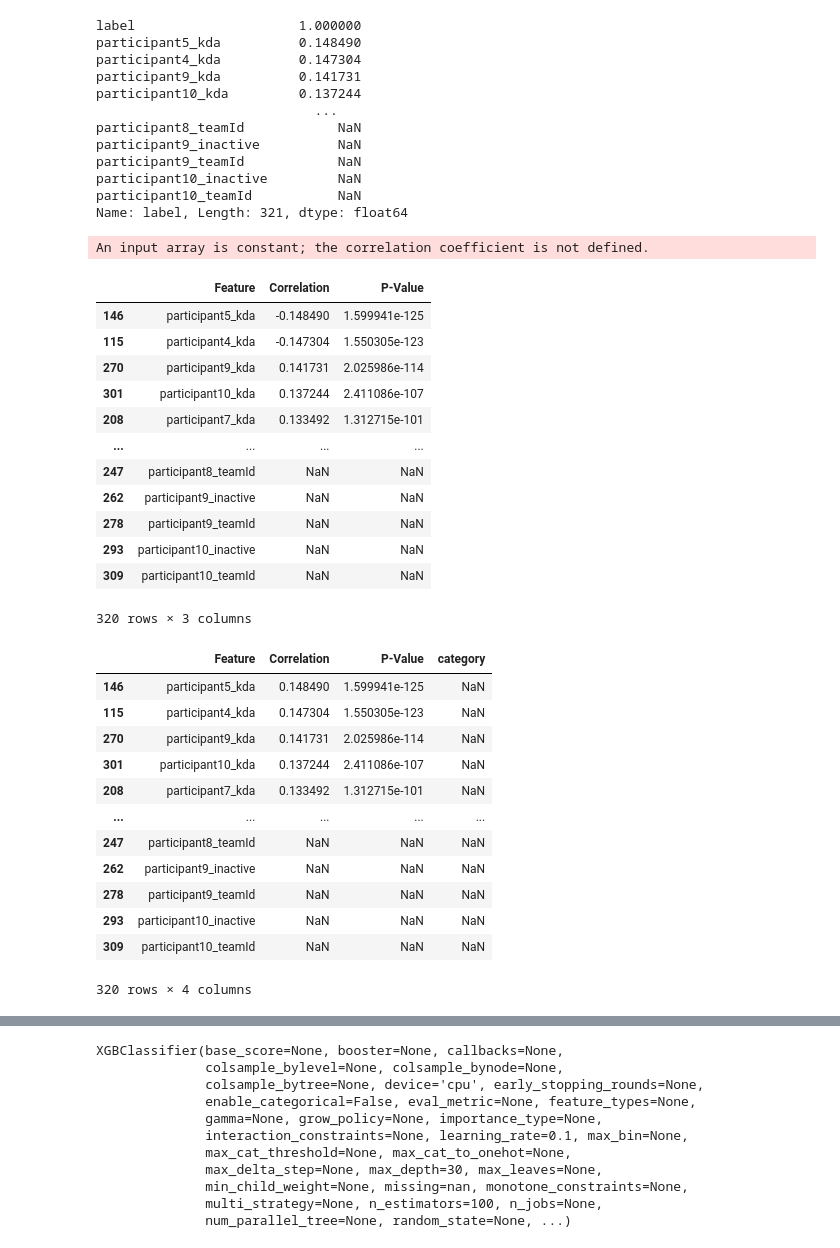
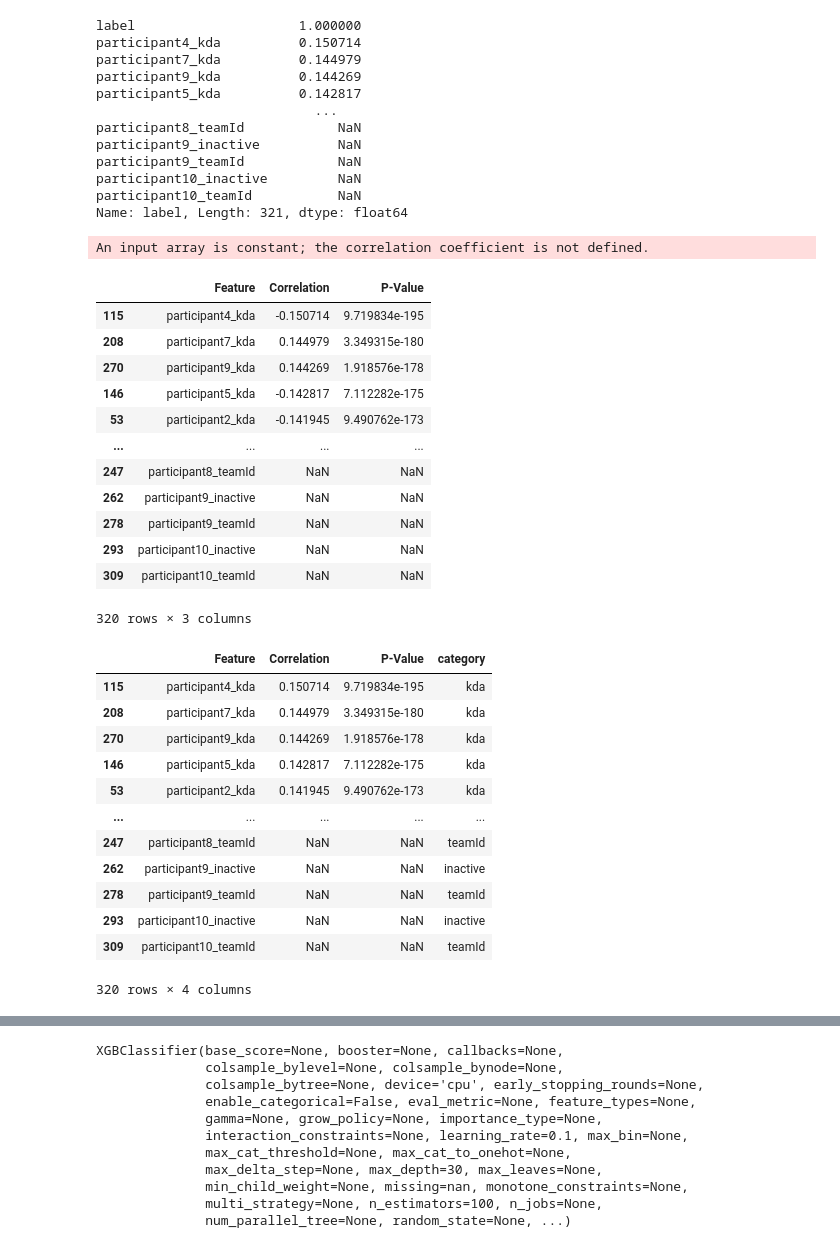
Before and after one commit to MoritzPalm/LeagueOfLegendsWinPrediction, a Jupyter notebook: Exploration/FeatureSelection.ipynb, the cells around one changed output, grey strips where cells are left out. Cells and saved outputs as stored; diff of their text form; code cells hidden in the pictures.

```diff
--- a/Exploration/FeatureSelection.ipynb
+++ b/Exploration/FeatureSelection.ipynb
@@ -30,11 +30,11 @@ def drop_irrelevant(df: pd.DataFrame) -> pd.DataFrame:
     return df_new
 # %%
 try:
-    with open("data/static_05_12_23/raw/static_full.pkl", "rb") as f:
+    with open("data/static_16_12_23/raw/static_full.pkl", "rb") as f:
         df = pickle.load(f)
 except FileNotFoundError:
     os.chdir('../')
-    with open("data/static_05_12_23/raw/static_full.pkl", "rb") as f:
+    with open("data/static_16_12_23/raw/static_full.pkl", "rb") as f:
         df = pickle.load(f)
 df = clean.drop_wrong_data(df)
 df.reset_index(drop=True, inplace=True)
@@ -96,10 +96,10 @@ relevant_features = corr_pearson_target[corr_pearson_target > 0.05]
 corr_pearson_target.sort_values(ascending=False)
 # %% [output]
 label                     1.000000
-participant5_kda          0.148490
-participant4_kda          0.147304
-participant9_kda          0.141731
-participant10_kda         0.137244
+participant4_kda          0.150714
+participant7_kda          0.144979
+participant9_kda          0.144269
+participant5_kda          0.142817
                             ...
 participant8_teamId            NaN
 participant9_inactive          NaN
@@ -125,11 +124,11 @@ An input array is constant; the correlation coefficient is not defined.
 results_df
 # %% [output]
 |  | Feature | Correlation | P-Value |
-| 146 | participant5_kda | -0.148490 | 1.599941e-125 |
-| 115 | participant4_kda | -0.147304 | 1.550305e-123 |
-| 270 | participant9_kda | 0.141731 | 2.025986e-114 |
-| 301 | participant10_kda | 0.137244 | 2.411086e-107 |
-| 208 | participant7_kda | 0.133492 | 1.312715e-101 |
+| 115 | participant4_kda | -0.150714 | 9.719834e-195 |
+| 208 | participant7_kda | 0.144979 | 3.349315e-180 |
+| 270 | participant9_kda | 0.144269 | 1.918576e-178 |
+| 146 | participant5_kda | -0.142817 | 7.112282e-175 |
+| 53 | participant2_kda | -0.141945 | 9.490762e-173 |
 | ... | ... | ... | ... |
 | 247 | participant8_teamId | NaN | NaN |
 | 262 | participant9_inactive | NaN | NaN |
@@ -140,21 +139,21 @@ results_df
 # %%
 results_df['Correlation'] = results_df['Correlation'].abs().sort_values(ascending=False)
 # %%
-results_df['category'] = results_df['Feature'].str.extract(r'(participant\d+)_champion_(\w+)', expand=False)[1]
+results_df['category'] = results_df['Feature'].str.extract(r'(participant\d+)_(\w+)', expand=False)[1]
 results_df
 # %% [output]
 |  | Feature | Correlation | P-Value | category |
-| 146 | participant5_kda | 0.148490 | 1.599941e-125 | NaN |
-| 115 | participant4_kda | 0.147304 | 1.550305e-123 | NaN |
-| 270 | participant9_kda | 0.141731 | 2.025986e-114 | NaN |
-| 301 | participant10_kda | 0.137244 | 2.411086e-107 | NaN |
-| 208 | participant7_kda | 0.133492 | 1.312715e-101 | NaN |
+| 115 | participant4_kda | 0.150714 | 9.719834e-195 | kda |
+| 208 | participant7_kda | 0.144979 | 3.349315e-180 | kda |
+| 270 | participant9_kda | 0.144269 | 1.918576e-178 | kda |
+| 146 | participant5_kda | 0.142817 | 7.112282e-175 | kda |
+| 53 | participant2_kda | 0.141945 | 9.490762e-173 | kda |
 | ... | ... | ... | ... | ... |
-| 247 | participant8_teamId | NaN | NaN | NaN |
-| 262 | participant9_inactive | NaN | NaN | NaN |
-| 278 | participant9_teamId | NaN | NaN | NaN |
-| 293 | participant10_inactive | NaN | NaN | NaN |
-| 309 | participant10_teamId | NaN | NaN | NaN |
+| 247 | participant8_teamId | NaN | NaN | teamId |
+| 262 | participant9_inactive | NaN | NaN | inactive |
+| 278 | participant9_teamId | NaN | NaN | teamId |
+| 293 | participant10_inactive | NaN | NaN | inactive |
+| 309 | participant10_teamId | NaN | NaN | teamId |
 320 rows × 4 columns
 # %%
 average_per_category = results_df.groupby('category').mean()
```
Also changed, not shown: parts of 13 cells of this notebook, 16 other files.
